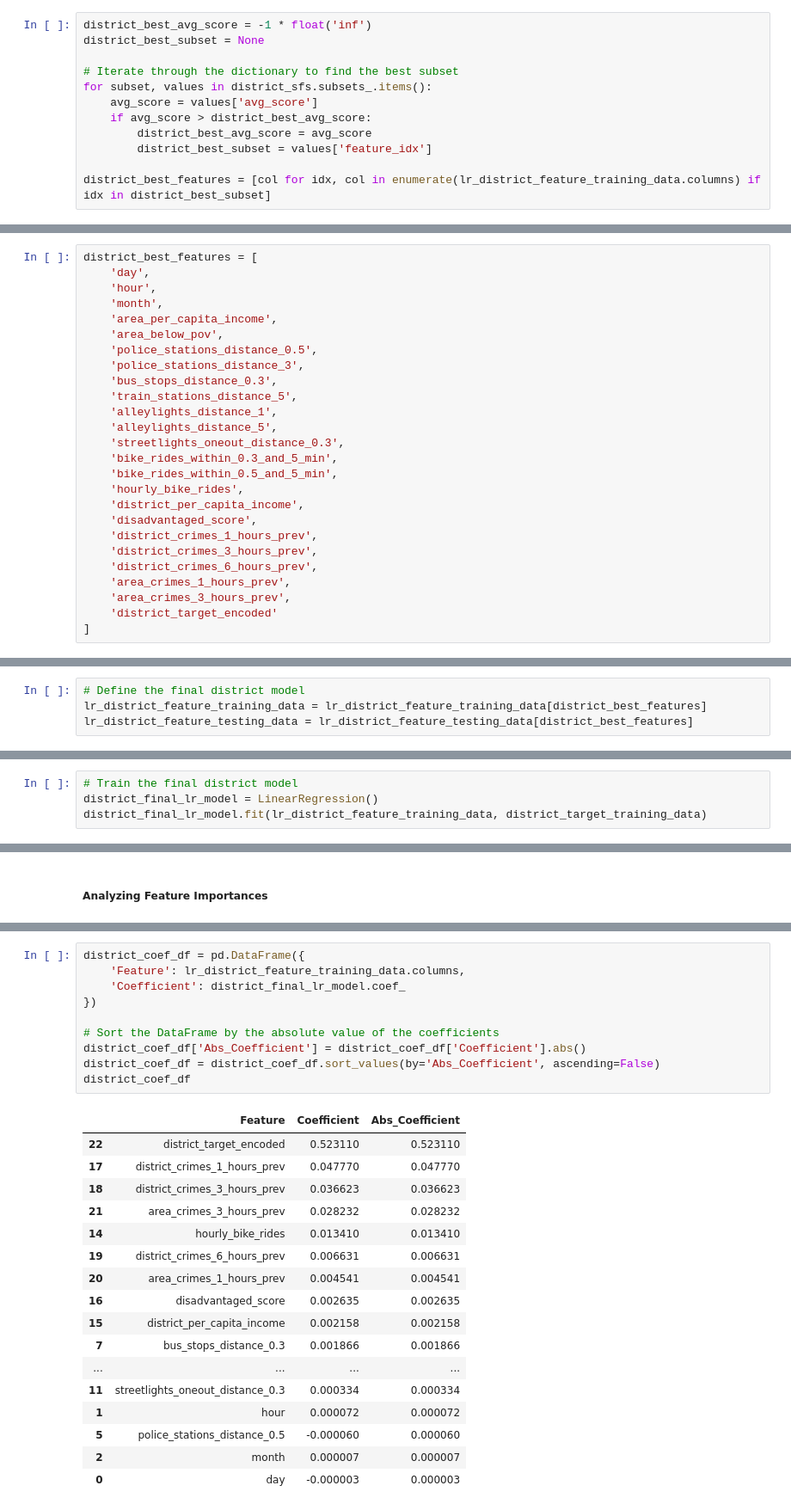
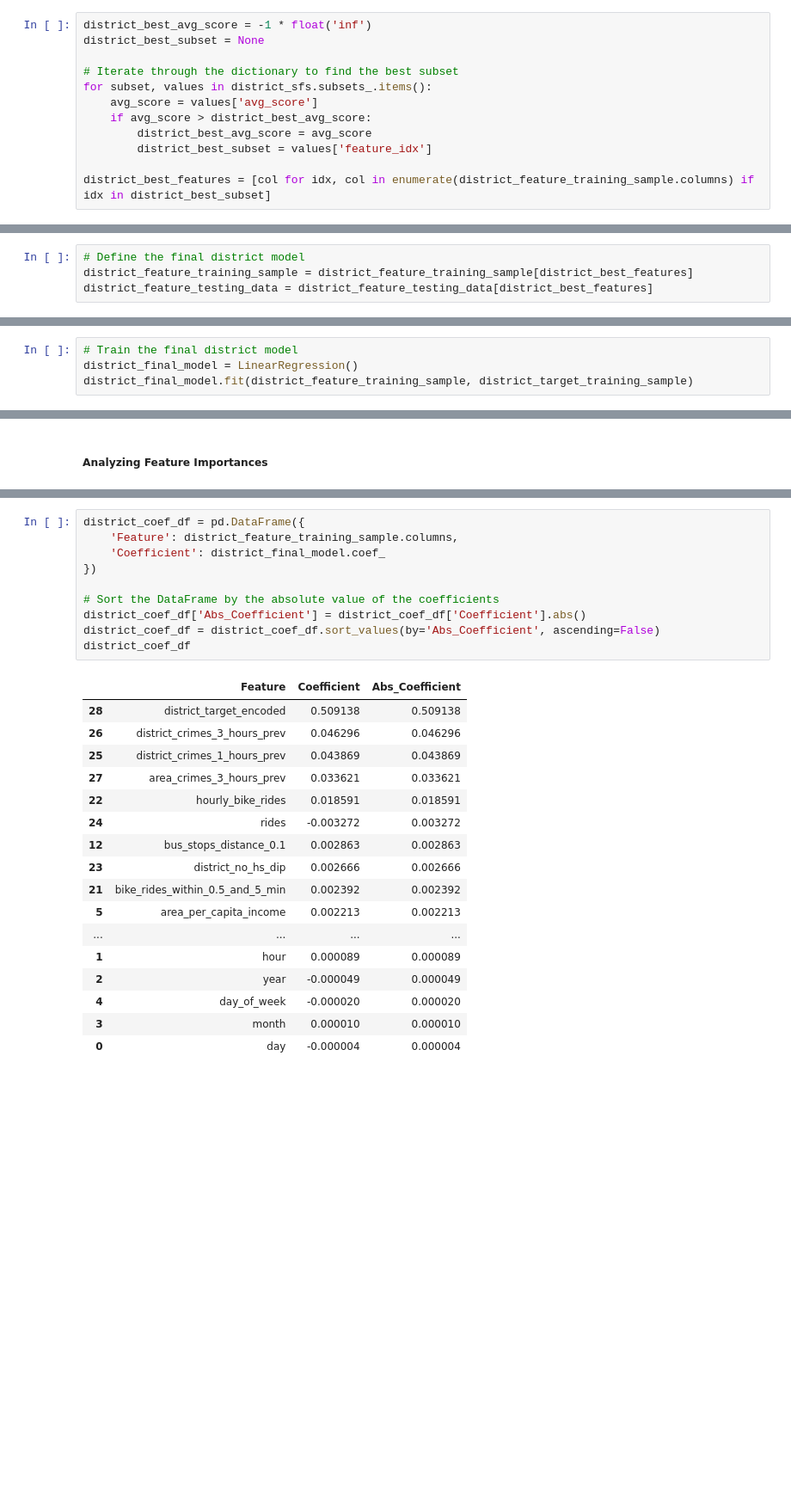
Before and after one commit to evanameyer1/Uncovering-New-Factors-In-Chicago-Crime-through-Regression-Models, a Jupyter notebook: models/notebooks/06_linear_regression.ipynb, the cells around one changed output, grey strips where cells are left out. Shown at 86% size. Drawn from its saved outputs; the diff is of its cells as text; blank space fills up the shorter version.

```diff
--- a/models/notebooks/06_linear_regression.ipynb
+++ b/models/notebooks/06_linear_regression.ipynb
@@ -321,4 +398,4 @@ for subset, values in district_sfs.subsets_.items():
         district_best_avg_score = avg_score
         district_best_subset = values['feature_idx']
 
-district_best_features = [col for idx, col in enumerate(lr_district_feature_training_data.columns) if idx in district_best_subset]
+district_best_features = [col for idx, col in enumerate(district_feature_training_sample.columns) if idx in district_best_subset]
@@ -341,29 +402,3 @@ area_best_features = [
-# %%
-district_best_features = [
-    'day',
-    'hour',
-    'month',
-    'area_per_capita_income',
-    'area_below_pov',
-    'police_stations_distance_0.5',
-    'police_stations_distance_3',
-    'bus_stops_distance_0.3',
-    'train_stations_distance_5',
-    'alleylights_distance_1',
-    'alleylights_distance_5',
-    'streetlights_oneout_distance_0.3',
-    'bike_rides_within_0.3_and_5_min',
-    'bike_rides_within_0.5_and_5_min',
-    'hourly_bike_rides',
-    'district_per_capita_income',
-    'disadvantaged_score',
-    'district_crimes_1_hours_prev',
-    'district_crimes_3_hours_prev',
-    'district_crimes_6_hours_prev',
-    'area_crimes_1_hours_prev',
-    'area_crimes_3_hours_prev',
-    'district_target_encoded'
-]
 # %% [markdown]
 ##### Model Training
 # %%
@@ -373,6 +408,6 @@ lr_area_feature_testing_data = lr_area_feature_testing_data[area_best_features]
 # %%
 # Define the final district model
-lr_district_feature_training_data = lr_district_feature_training_data[district_best_features]
-lr_district_feature_testing_data = lr_district_feature_testing_data[district_best_features]
+district_feature_training_sample = district_feature_training_sample[district_best_features]
+district_feature_testing_data = district_feature_testing_data[district_best_features]
 # %%
 # Train the final area model
@@ -382,8 +417,8 @@ area_final_lr_model.fit(lr_area_feature_training_data, area_target_training_data
 LinearRegression()
 # %%
 # Train the final district model
-district_final_lr_model = LinearRegression()
-district_final_lr_model.fit(lr_district_feature_training_data, district_target_training_data)
+district_final_model = LinearRegression()
+district_final_model.fit(district_feature_training_sample, district_target_training_sample)
 # %% [output]
 LinearRegression()
 # %% [markdown]
@@ -462,30 +554,30 @@ area_coef_df
 # %%
 district_coef_df = pd.DataFrame({
-    'Feature': lr_district_feature_training_data.columns,
-    'Coefficient': district_final_lr_model.coef_
+    'Feature': district_feature_training_sample.columns,
+    'Coefficient': district_final_model.coef_
 })
 
 # Sort the DataFrame by the absolute value of the coefficients
 district_coef_df['Abs_Coefficient'] = district_coef_df['Coefficient'].abs()
 district_coef_df = district_coef_df.sort_values(by='Abs_Coefficient', ascending=False)
 district_coef_df
 # %% [output]
 |  | Feature | Coefficient | Abs_Coefficient |
-| 22 | district_target_encoded | 0.523110 | 0.523110 |
-| 17 | district_crimes_1_hours_prev | 0.047770 | 0.047770 |
-| 18 | district_crimes_3_hours_prev | 0.036623 | 0.036623 |
-| 21 | area_crimes_3_hours_prev | 0.028232 | 0.028232 |
-| 14 | hourly_bike_rides | 0.013410 | 0.013410 |
-| 19 | district_crimes_6_hours_prev | 0.006631 | 0.006631 |
-| 20 | area_crimes_1_hours_prev | 0.004541 | 0.004541 |
-| 16 | disadvantaged_score | 0.002635 | 0.002635 |
-| 15 | district_per_capita_income | 0.002158 | 0.002158 |
-| 7 | bus_stops_distance_0.3 | 0.001866 | 0.001866 |
+| 28 | district_target_encoded | 0.509138 | 0.509138 |
+| 26 | district_crimes_3_hours_prev | 0.046296 | 0.046296 |
+| 25 | district_crimes_1_hours_prev | 0.043869 | 0.043869 |
+| 27 | area_crimes_3_hours_prev | 0.033621 | 0.033621 |
+| 22 | hourly_bike_rides | 0.018591 | 0.018591 |
+| 24 | rides | -0.003272 | 0.003272 |
+| 12 | bus_stops_distance_0.1 | 0.002863 | 0.002863 |
+| 23 | district_no_hs_dip | 0.002666 | 0.002666 |
+| 21 | bike_rides_within_0.5_and_5_min | 0.002392 | 0.002392 |
+| 5 | area_per_capita_income | 0.002213 | 0.002213 |
 | ... | ... | ... | ... |
-| 11 | streetlights_oneout_distance_0.3 | 0.000334 | 0.000334 |
-| 1 | hour | 0.000072 | 0.000072 |
-| 5 | police_stations_distance_0.5 | -0.000060 | 0.000060 |
-| 2 | month | 0.000007 | 0.000007 |
-| 0 | day | -0.000003 | 0.000003 |
+| 1 | hour | 0.000089 | 0.000089 |
+| 2 | year | -0.000049 | 0.000049 |
+| 4 | day_of_week | -0.000020 | 0.000020 |
+| 3 | month | 0.000010 | 0.000010 |
+| 0 | day | -0.000004 | 0.000004 |
 # %%
 # Plot the coefficients
```
Also changed, not shown: parts of 53 cells of this notebook, 32 other files.
